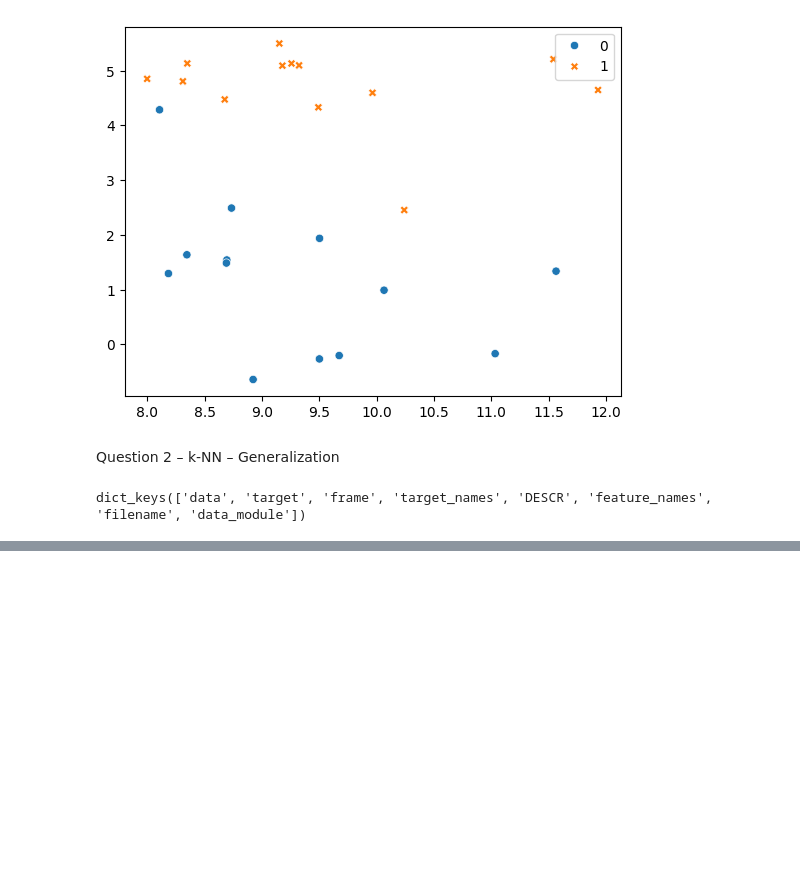
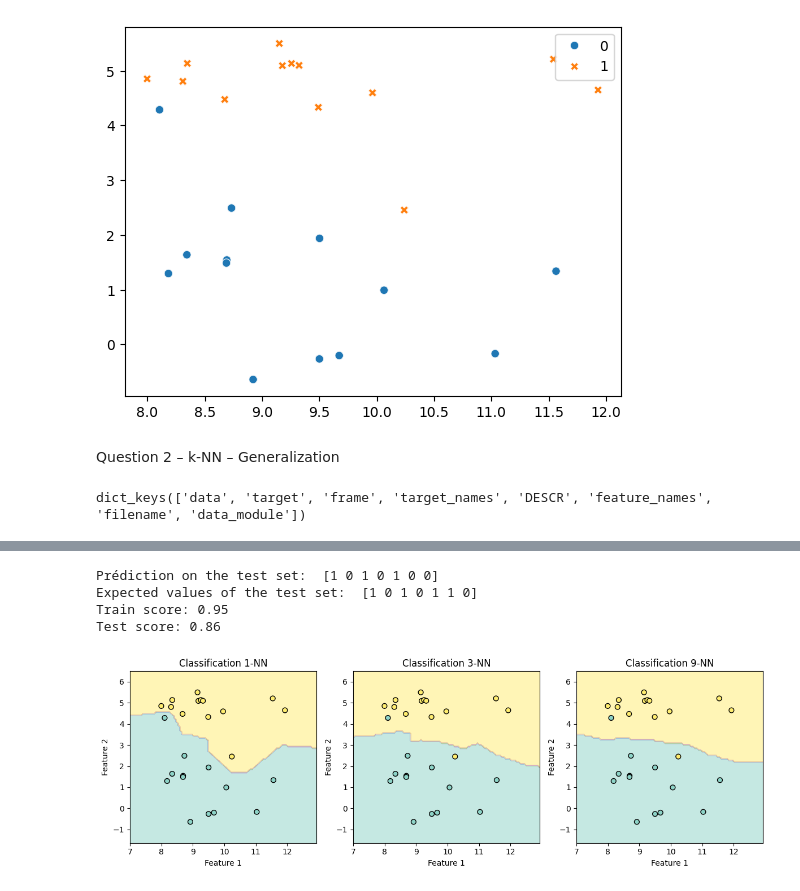
Before and after one commit to Thoprr/MLforDS, a Jupyter notebook: Exo/exo_1.ipynb, the cells around one changed output, grey strips where cells are left out. Saved outputs shown, nothing was run; the diff lists cells and outputs as text; code cells hidden in the pictures; blank space fills up the shorter version.

```diff
--- a/Exo/exo_1.ipynb
+++ b/Exo/exo_1.ipynb
@@ -99,0 +145,6 @@ Test accuracy with k=1: 0.9210526315789473
+# %%
+# Part 1
+X_train, X_test, y_train, y_test = train_test_split(X, y, random_state=10)
+print(X_test, "\n")
+X_train, X_test, y_train, y_test = train_test_split(X, y, random_state=0)
+print(X_test, "\n")
@@ -99,0 +167,51 @@ Test accuracy with k=1: 0.9210526315789473
+# %%
+# Part 2
+clf = KNeighborsClassifier(n_neighbors=3)
+# Part 3
+clf.fit(X_train, y_train)
+# Part 4
+print("Prédiction on the test set: ", clf.predict(X_test))
+print("Expected values of the test set: ", y_test)
+print("Train score: {:.2f}".format(clf.score(X_train, y_train)))
+print("Test score: {:.2f}".format(clf.score(X_test, y_test)))
+# %% [output]
+Prédiction on the test set:  [1 0 1 0 1 0 0]
+Expected values of the test set:  [1 0 1 0 1 1 0]
+Train score: 0.95
+Test score: 0.86
+# %%
+from sklearn.inspection import DecisionBoundaryDisplay
+
+# 3 sous-graphiques sur une grille de 1x3, de taille 12x4 pouces
+fig, sub = plt.subplots(1, 3, figsize=(12,4))
+colorPalette = 'Set3'
+X0, X1 = X[:, 0], X[:, 1]
+
+# TODO définir K la liste des valeurs de k
+K = [1, 3, 9]
+
+for k, ax in zip(K, sub.flatten()):
+    # TODO code pour créer le classifieur
+    clf = KNeighborsClassifier(n_neighbors = k)
+    # TODO code pour l'apprentissage du modèle
+    clf.fit(X, y)
+
+    # Code de visualisation
+    DecisionBoundaryDisplay.from_estimator(clf,
+                                           X,
+                                           cmap=colorPalette,
+                                           response_method="predict",
+                                           ax=ax,
+                                           xlabel='Feature 1',
+                                           ylabel='Feature 2',
+                                           alpha = 0.5)
+    ax.scatter(X0, X1, c=y, cmap=colorPalette, s=40, edgecolors='k')
+    ax.set_title("Classification {}-NN".format(k))
+
+# on cache cellule du quadrillage si n'y a pas de sous-graphique dedans
+for ax in sub.flatten()[len(K):]:
+    ax.set_visible(False)
+
+plt.tight_layout()
+# %% [output]
+[figure, added]
```
Also changed, not shown: parts of 21 cells of this notebook.
